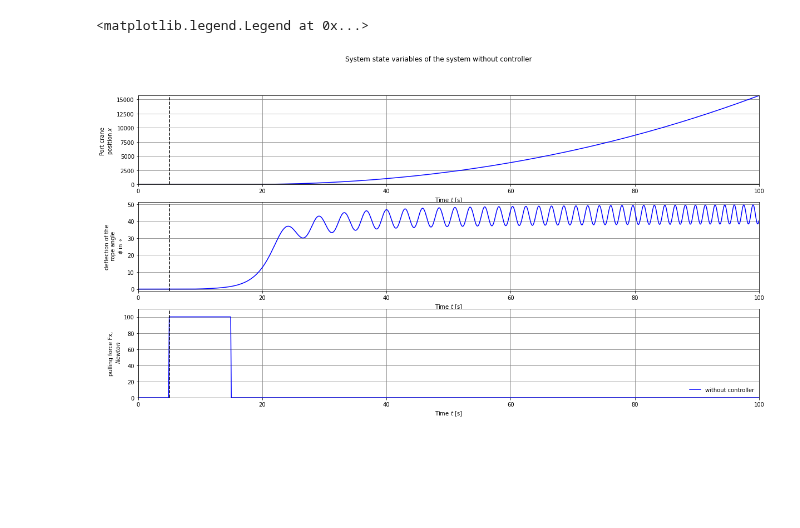
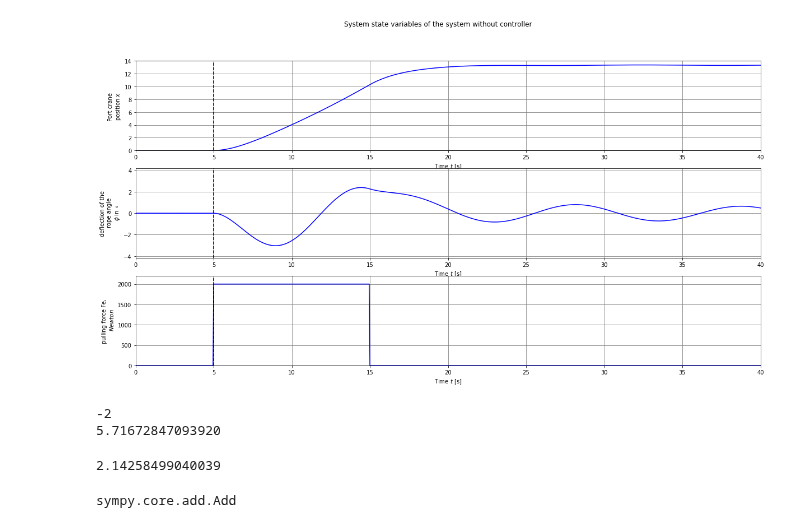
Before and after one commit to dvogureckiy99/Fuzzy, a Jupyter notebook: lab3.ipynb, the cells around one changed output. Saved outputs shown, nothing was run; the diff lists cells and outputs as text; code cells hidden in the pictures; blank space fills up the shorter version.

```diff
--- a/lab3.ipynb
+++ b/lab3.ipynb
@@ -93,7 +154,7 @@ def system_dynamic_plot(sys, t, y, u, t_start_input=0, x_ref=0, linetype='b-',
   #Figure out the plot bounds and indices
   x_min = 0; x_max = x_ref+math.ceil(x_ref*0.05); x_ind = sys.find_state('x')
   phi_min = -math.pi/18; phi_max = math.pi/18; phi_ind = sys.find_state('phi')
-  Fx_min = 0; Fx_max = max(u); Fx_ind = sys.find_input('Fx')
+  Fe_min = 0; Fe_max = max(u); Fe_ind = sys.find_input('Fe')
 
   #convert phi from rad to deg
   from math import pi
@@ -109,14 +170,14 @@ def system_dynamic_plot(sys, t, y, u, t_start_input=0, x_ref=0, linetype='b-',
   phi_max+=1
   phi_min-=1
 
-  # Make sure the upper and lower bounds on Fx are OK
+  # Make sure the upper and lower bounds on Fe are OK
   if len(u.shape)>1:
-    while max(u[Fx_ind]) > Fx_max: Fx_max += 1
-    while min(u[Fx_ind]) < Fx_min: Fx_min -= 1
+    while max(u[Fe_ind]) > Fe_max: Fe_max += 1
+    while min(u[Fe_ind]) < Fe_min: Fe_min -= 1
   else:
-    while max(u) > Fx_max: Fx_max += 1
-    while min(u) < Fx_min: Fx_min -= 1
-  Fx_max += Fx_max*0.1
+    while max(u) > Fe_max: Fe_max += 1
+    while min(u) < Fe_min: Fe_min -= 1
+  Fe_max += Fe_max*0.1
 
   # Create arrays for return values
   subplot_axes = subplots.copy()
@@ -152,61 +213,79 @@ def system_dynamic_plot(sys, t, y, u, t_start_input=0, x_ref=0, linetype='b-',
   else:
     plt.sca(subplots[2])
   if len(u.shape)>1:
-    plt.plot(t, u[Fx_ind], linetype)
+    plt.plot(t, u[Fe_ind], linetype)
   else:
     plt.plot(t, u, linetype)
-  plt.plot([t_start_input, t_start_input], [Fx_min, Fx_max], 'k--')
-  plt.axis([0, t[-1], Fx_min, Fx_max])
+  plt.plot([t_start_input, t_start_input], [Fe_min, Fe_max], 'k--')
+  plt.axis([0, t[-1], Fe_min, Fe_max])
   plt.xlabel('Time $t$ [s]')
-  plt.ylabel('pulling force Fx,\n $Newton$')
+  plt.ylabel('pulling force Fe,\n $Newton$')
   plt.grid(color='0.5')
 
   return subplot_axes
 # %%
 #Input/ouput model for the object
 sys_object = ct.NonlinearIOSystem(port_crane_updfcn, port_crane_outfcn,
-                   inputs = ('Fx'), outputs = None, states=('x','dx','phi','dphi'),
-                   name='sys_object',)
+                   inputs = ('Fe'), outputs = None, states=('x','dx','phi','dphi'),
+                   name='sys_object',params={})
 # %%
 # Define the generator for simulating an aoutonomus object whithout
-# controller, when state var equal to null. And also Fx = constant
+# controller, when state var equal to null. And also Fe = constant
 
 # Define the time and input vectors
 # Force starts from (time_start_force) sec and continue during  (time_application_of_force) sec of
 # interval and than force become zero before the end of tine interval
 time_start_force=5
 time_application_of_force = 10
-time_interval_stop = 100 # length of time interval in sec
+time_interval_stop = 40 # length of time interval in sec
 T = np.linspace(0, time_interval_stop, 1000+1)
 N_time_start_force = math.ceil((time_start_force/time_interval_stop)*(len(T)-1))
 N_time_application_of_force = math.ceil((time_application_of_force/time_interval_stop)*(len(T)-1))
-Fx = 100*np.concatenate(( np.zeros(N_time_start_force),
+Fe = 2e3*np.concatenate(( np.zeros(N_time_start_force),
             np.ones(N_time_application_of_force),
             np.zeros(len(T)-N_time_start_force-N_time_application_of_force) ))
 #xref = 120*np.zeros(T.shape)
 #phiref
 
 # Find the eruilibrium point for the system
 #Xeq, Phieq = ct.find_eqpt(
 #    sys_object, [xref[0]]
 #)
 
 init_state_vars = [0,0,0,0] #[dx,ddx,dphi,ddphi]
 # Response of the system with no integral feedback term
 figsize=(20,10)
 plt.figure(figsize=figsize)
-t, y_sfb = ct.input_output_response(sys_object, T, [Fx],init_state_vars)
-subplots = system_dynamic_plot(sys_object, t, y_sfb, u=Fx,
+t, y_sfb = ct.input_output_response(sys_object, T, [Fe],init_state_vars,params={})
+subplots = system_dynamic_plot(sys_object, t, y_sfb, u=Fe,
          t_start_input=time_start_force, linetype='-b',fig_size=figsize)
 
 # Add title and legend
 plt.suptitle('System state variables of the system without controller')
 import matplotlib.lines as mlines
 pi_line = mlines.Line2D([], [], color='blue', linestyle='-', label='without controller')
-plt.legend(handles=[pi_line], frameon=False, loc='lower right')
 # %% [output]
-<matplotlib.legend.Legend at 0x...>
-[figure, old version]
+[figure, new version]
+# %%
+#from sympy import Piecewise
+c=sympy.symbols('c')
+d=sympy.symbols('d')
+a= sympy.Piecewise((c+d, c==4 ) ,(c-d,True))
+c=2
+d=4
+print(a.subs({'c':c,'d':d}) )
+# %% [output]
+-2
+5.71672847093920
+# %%
+
+print(ddx[0].evalf(subs={ 'x':3,'dx':2,'phi':2,'dphi':2,'m':230,'M':6000,'k1':0,'k2':0,'g':9.8,'L':30,'Fe':800 }))
+# %% [output]
+2.14258499040039
+# %%
+type(a)
+# %% [output]
+sympy.core.add.Add
 # %%
 def port_crane_outdcn(t ,x ,u , param={})
   # Get the port crane parameters that we need
```
Also changed, not shown: parts of 7 cells of this notebook.
